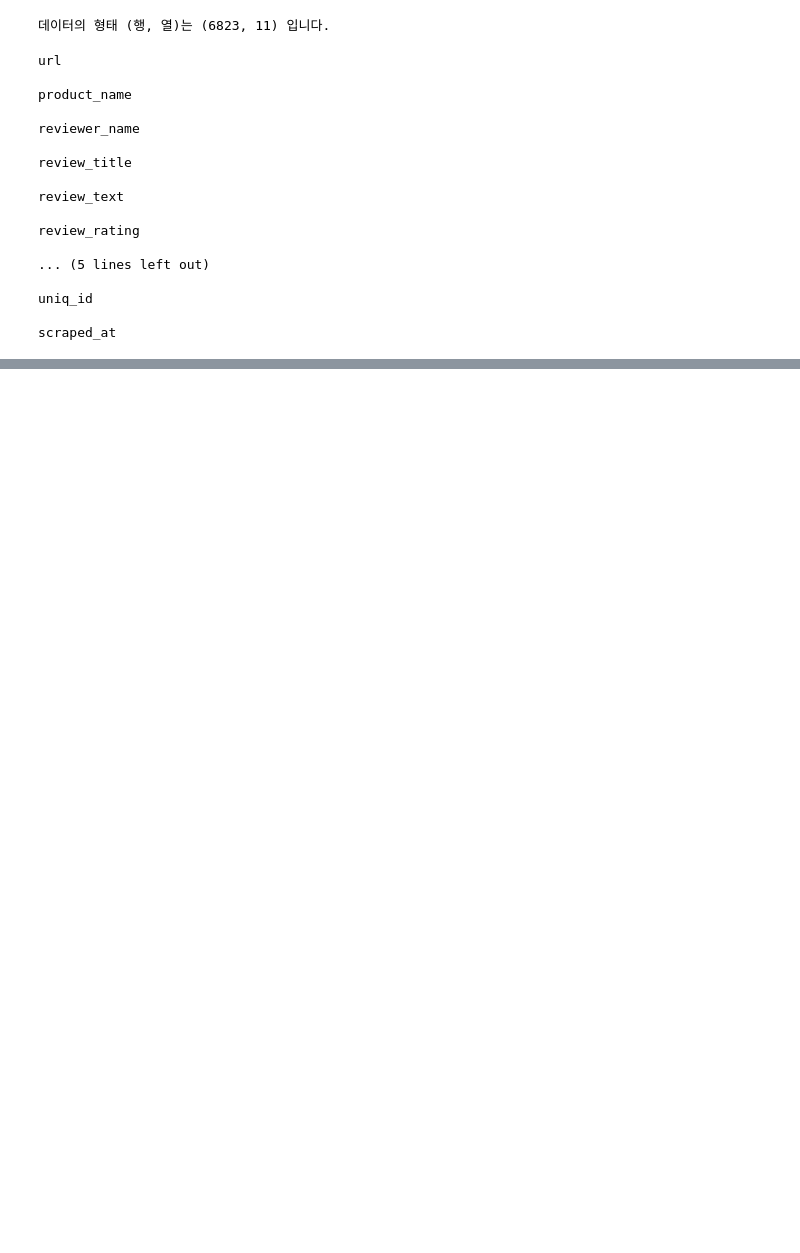
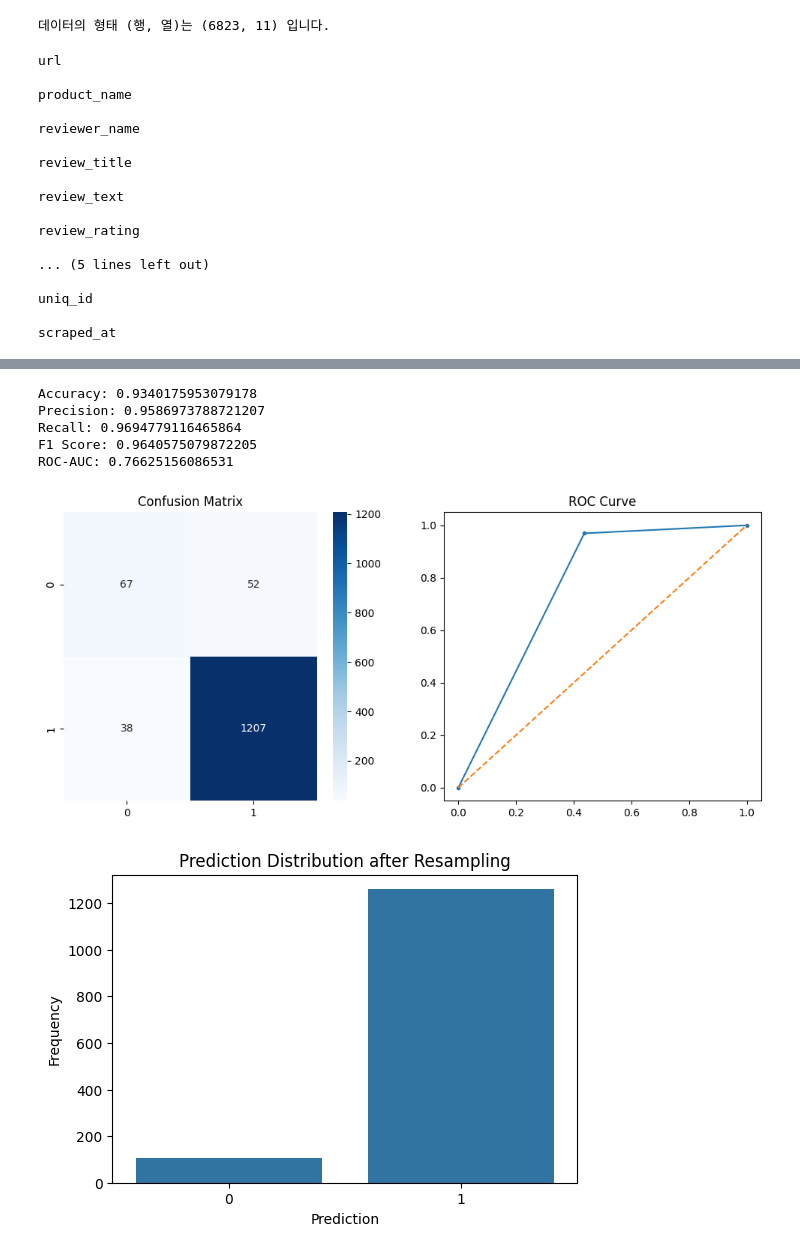
Before and after one commit to Konkuk-Univ-Glocal-Campus/ml202401-final-JJH2018, a Jupyter notebook: Sentiment_Analysis.ipynb, the cells around one changed output, grey strips where cells are left out. Cells and saved outputs as stored; diff of their text form; code cells hidden in the pictures; blank space fills up the shorter version.

```diff
--- a/Sentiment_Analysis.ipynb
+++ b/Sentiment_Analysis.ipynb
@@ -223,0 +305,17 @@ Name: processed_review, dtype: object
+# %%
+# 데이터셋 분할
+X = df['processed_review']
+y = df['sentiment_label']
+X_train, X_test, y_train, y_test = train_test_split(X, y, test_size=0.2, random_state=42)
+
+# TF-IDF Vectorizer
+tfidf = TfidfVectorizer(max_features=5000)
+X_train_tfidf = tfidf.fit_transform(X_train)
+X_test_tfidf = tfidf.transform(X_test)
+
+# 로지스틱 회귀 모델
+model = LogisticRegression()
+model.fit(X_train_tfidf, y_train)
+
+# 예측
+y_pred = model.predict(X_test_tfidf)
@@ -223,0 +505,60 @@ Name: processed_review, dtype: object
+# %%
+# 오버샘플링 비율 설정
+sampling_strategy = 0.5  # 소수 클래스의 샘플 수가 다수 클래스의 50%가 되도록 설정
+
+# 오버샘플링
+smote = SMOTE(sampling_strategy=sampling_strategy, random_state=42)
+X_train_resampled, y_train_resampled = smote.fit_resample(X_train_tfidf, y_train)
+
+# 모델 재학습
+model.fit(X_train_resampled, y_train_resampled)
+
+# 예측
+y_pred_resampled = model.predict(X_test_tfidf)
+
+# 평가
+accuracy = accuracy_score(y_test, y_pred_resampled)
+precision = precision_score(y_test, y_pred_resampled)
+recall = recall_score(y_test, y_pred_resampled)
+f1 = f1_score(y_test, y_pred_resampled)
+roc_auc = roc_auc_score(y_test, y_pred_resampled)
+
+print(f'Accuracy: {accuracy}')
+print(f'Precision: {precision}')
+print(f'Recall: {recall}')
+print(f'F1 Score: {f1}')
+print(f'ROC-AUC: {roc_auc}')
+
+# 혼동 행렬 및 ROC 곡선
+conf_matrix = confusion_matrix(y_test, y_pred_resampled)
+fpr, tpr, _ = roc_curve(y_test, y_pred_resampled)
+
+plt.figure(figsize=(12, 5))
+
+plt.subplot(1, 2, 1)
+sns.heatmap(conf_matrix, annot=True, fmt='d', cmap='Blues')
+plt.title('Confusion Matrix')
+
+plt.subplot(1, 2, 2)
+plt.plot(fpr, tpr, marker='.')
+plt.plot([0, 1], [0, 1], linestyle='--')
+plt.title('ROC Curve')
+
+plt.show()
+
+# 예측 분포 확인
+pred_counts_resampled = pd.Series(y_pred_resampled).value_counts()
+plt.figure(figsize=(6, 4))
+sns.barplot(x=pred_counts_resampled.index, y=pred_counts_resampled.values)
+plt.title('Prediction Distribution after Resampling')
+plt.xlabel('Prediction')
+plt.ylabel('Frequency')
+plt.show()
+# %% [output]
+Accuracy: 0.9340175953079178
+Precision: 0.9586973788721207
+Recall: 0.9694779116465864
+F1 Score: 0.9640575079872205
+ROC-AUC: 0.76625156086531
+[figure, added]
+[figure, added]
```
Also changed, not shown: parts of 24 cells of this notebook.
